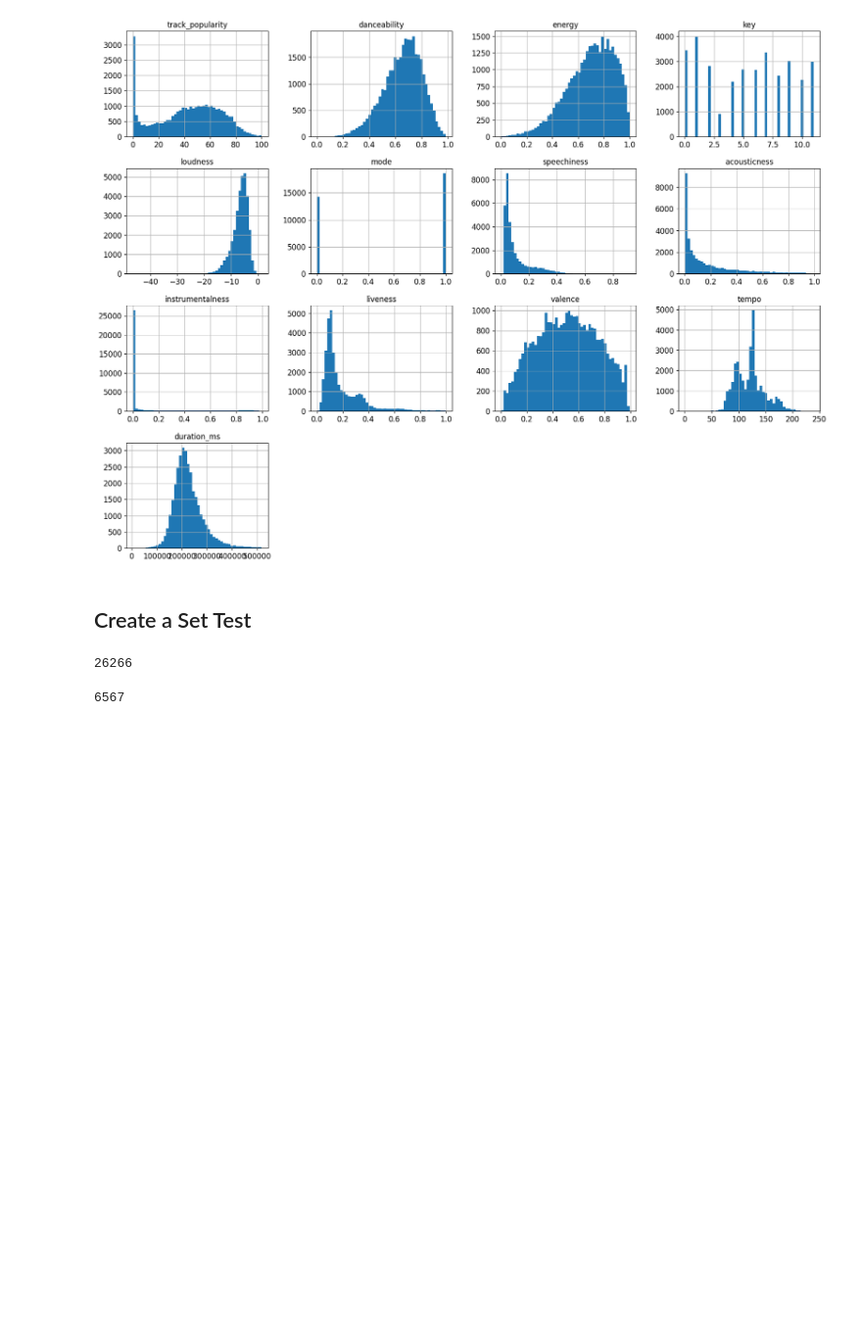
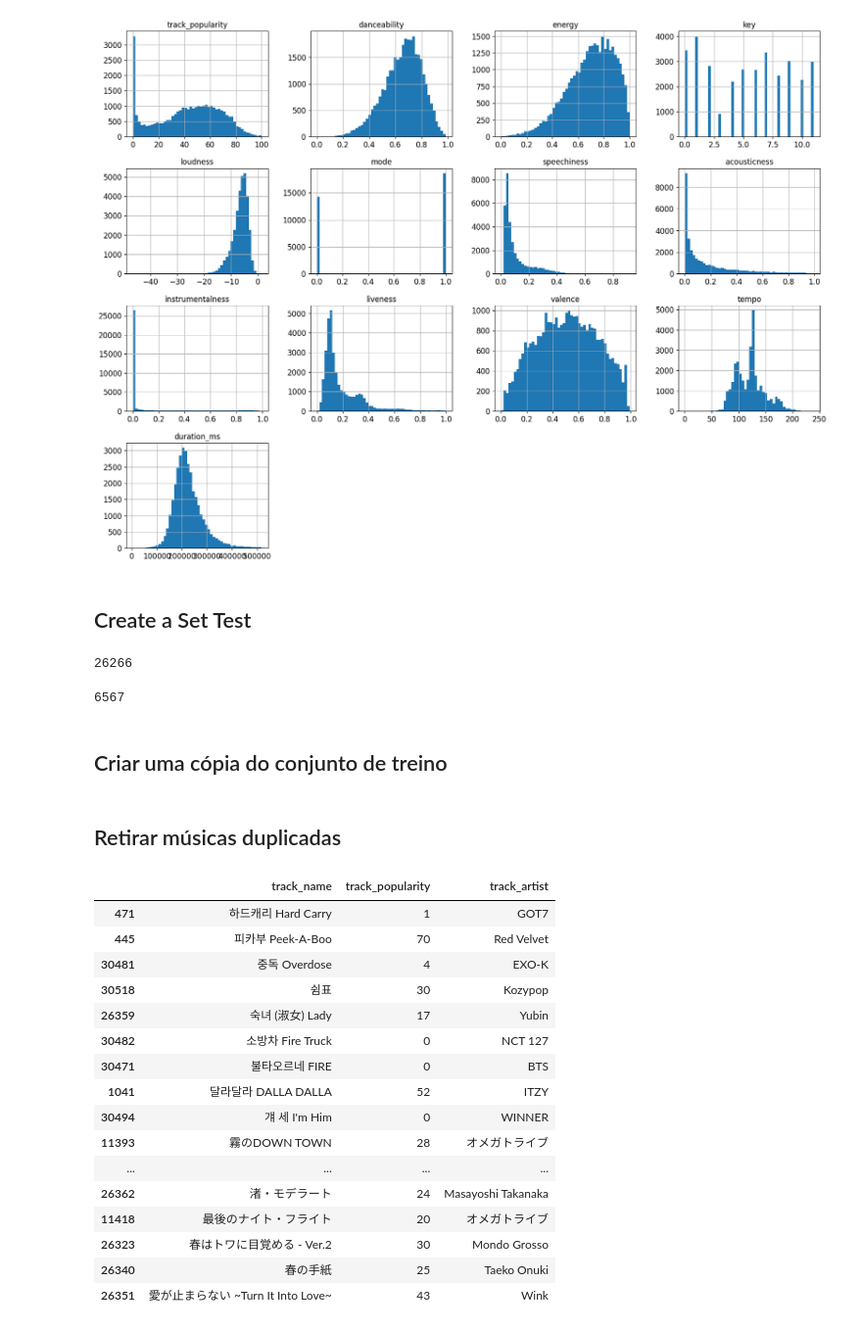
Before and after one commit to Lrs-mtos/song-popularity-ML, a Jupyter notebook: song_popularity.ipynb, the cells around one changed output. Shown: that part at 98% size. Drawn from its saved outputs; the diff is of its cells as text; code cells hidden in the pictures; blank space fills up the shorter version.

```diff
--- a/song_popularity.ipynb
+++ b/song_popularity.ipynb
@@ -134,3 +207,45 @@ len(train_set)
 len(test_set)
 # %% [output]
 6567
+# %% [markdown]
+## Criar uma cópia do conjunto de treino
+# %%
+songs_cp = songs.copy()
+# %% [markdown]
+## Retirar músicas duplicadas
+# %%
+# Remover duplicatas, mantendo apenas uma ocorrência de cada 'track_name' e 'track_artist'
+#songs_cp_unique = songs_cp.drop_duplicates(subset=["track_name", "track_artist"])
+
+songs_cp_unique = songs_cp.drop_duplicates(subset=["track_id"])
+
+#songs_cp_unique = songs_cp
+
+# Ordenar pela popularidade para manter a ordem
+#songs_cp_sorted = songs_cp_unique.sort_values(by="track_popularity", ascending=False)
+songs_cp_sorted = songs_cp_unique.sort_values(by=["track_name", "track_artist"], ascending=False)
+
+
+# Exibir as músicas sem duplicatas
+songs_cp_sorted[["track_name", "track_popularity", "track_artist"]].head(20)
+
+# Selecionar linha de indice do dataframe songs_cp_sorted com track_id 2XU0oxnq2qxCpomAAuJY8K
+#songs_cp.loc[songs_cp["track_id"] == "2XU0oxnq2qxCpomAAuJY8K"]
+# %% [output]
+|  | track_name | track_popularity | track_artist |
+| 471 | 하드캐리 Hard Carry | 1 | GOT7 |
+| 445 | 피카부 Peek-A-Boo | 70 | Red Velvet |
+| 30481 | 중독 Overdose | 4 | EXO-K |
+| 30518 | 쉼표 | 30 | Kozypop |
+| 26359 | 숙녀 (淑女) Lady | 17 | Yubin |
+| 30482 | 소방차 Fire Truck | 0 | NCT 127 |
+| 30471 | 불타오르네 FIRE | 0 | BTS |
+| 1041 | 달라달라 DALLA DALLA | 52 | ITZY |
+| 30494 | 걔 세 I'm Him | 0 | WINNER |
+| 11393 | 霧のDOWN TOWN | 28 | オメガトライブ |
+| ... | ... | ... | ... |
+| 26362 | 渚・モデラート | 24 | Masayoshi Takanaka |
+| 11418 | 最後のナイト・フライト | 20 | オメガトライブ |
+| 26323 | 春はトワに目覚める - Ver.2 | 30 | Mondo Grosso |
+| 26340 | 春の手紙 | 25 | Taeko Onuki |
+| 26351 | 愛が止まらない ~Turn It Into Love~ | 43 | Wink |
```
Also changed, not shown: parts of 11 cells of this notebook, 3 other files.
